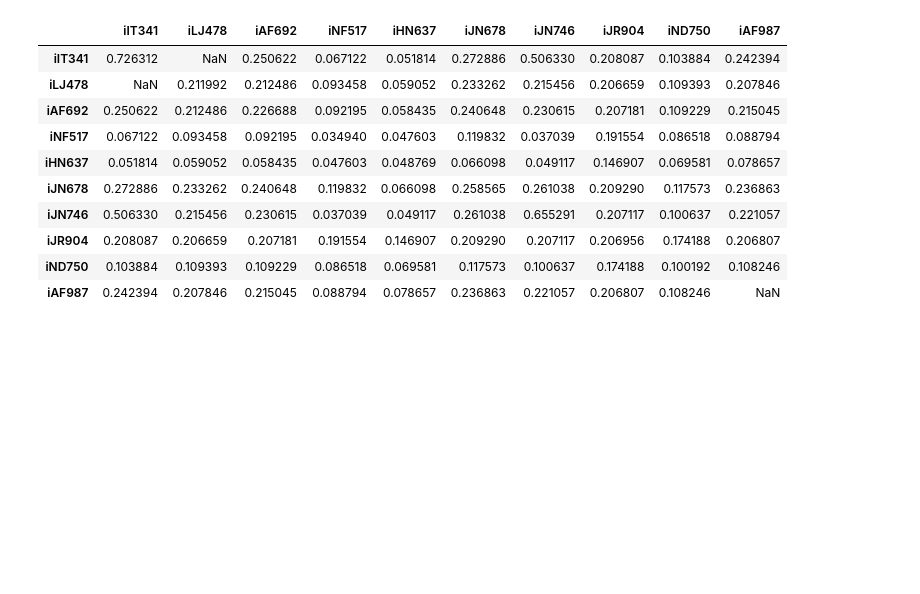
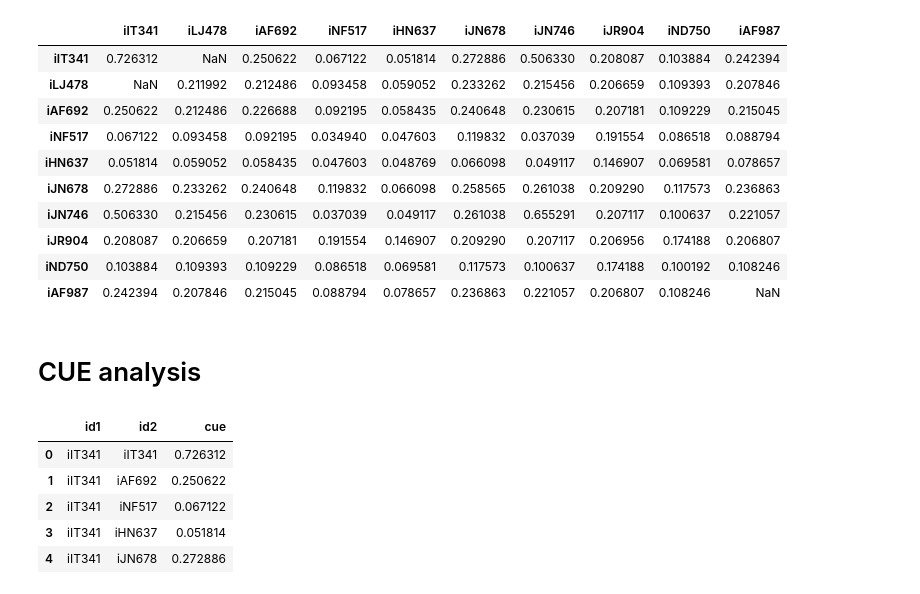
Before and after one commit to michaelsilverstein/bf571_cue, a Jupyter notebook: MS_CUE.ipynb, the cells around one changed output. Drawn from its saved outputs; the diff is of its cells as text; code cells hidden in the pictures; blank space fills up the shorter version.

```diff
--- a/MS_CUE.ipynb
+++ b/MS_CUE.ipynb
@@ -134,3 +170,22 @@ cue_df
 | iJR904 | 0.208087 | 0.206659 | 0.207181 | 0.191554 | 0.146907 | 0.209290 | 0.207117 | 0.206956 | 0.174188 | 0.206807 |
 | iND750 | 0.103884 | 0.109393 | 0.109229 | 0.086518 | 0.069581 | 0.117573 | 0.100637 | 0.174188 | 0.100192 | 0.108246 |
 | iAF987 | 0.242394 | 0.207846 | 0.215045 | 0.088794 | 0.078657 | 0.236863 | 0.221057 | 0.206807 | 0.108246 | NaN |
+# %% [markdown]
+# CUE analysis
+# %%
+"""Load CUE results"""
+wide_cue_df = pd.read_csv('community_cue.csv', index_col=0)
+# Stack
+cue_df = wide_cue_df.rename_axis(index='id1', columns='id2').stack().rename('cue').reset_index()
+# Dereplicated version
+ids = cue_df.id1.unique()
+derep = pd.DataFrame([{'id1': ids[i], 'id2': ids[j]} for i in range(len(ids)) for j in range(i, len(ids))])
+derep_cue = cue_df.merge(derep)
+cue_df.head()
+# %% [output]
+|  | id1 | id2 | cue |
+| 0 | iIT341 | iIT341 | 0.726312 |
+| 1 | iIT341 | iAF692 | 0.250622 |
+| 2 | iIT341 | iNF517 | 0.067122 |
+| 3 | iIT341 | iHN637 | 0.051814 |
+| 4 | iIT341 | iJN678 | 0.272886 |
```
Also changed, not shown: parts of 5 cells of this notebook.
